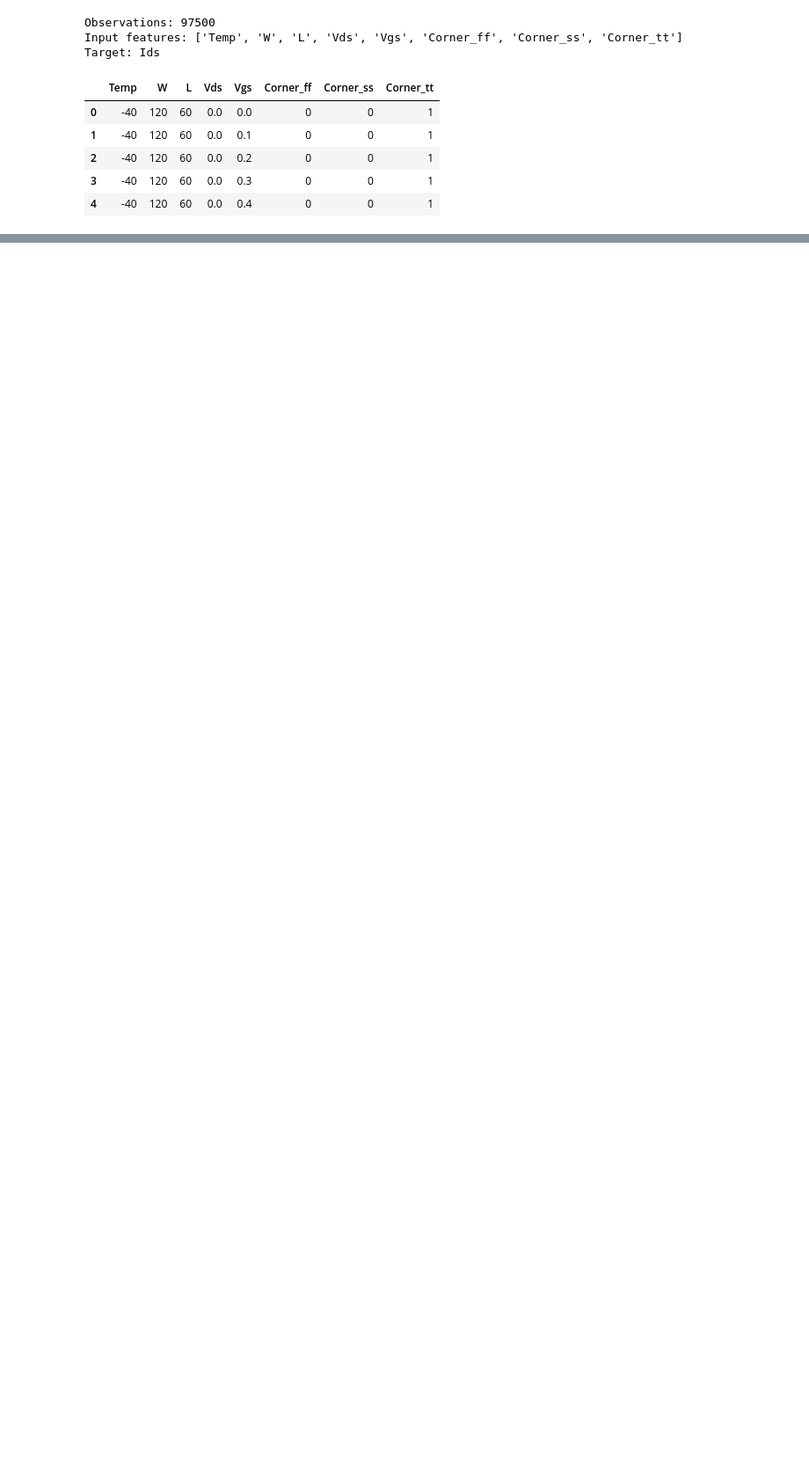
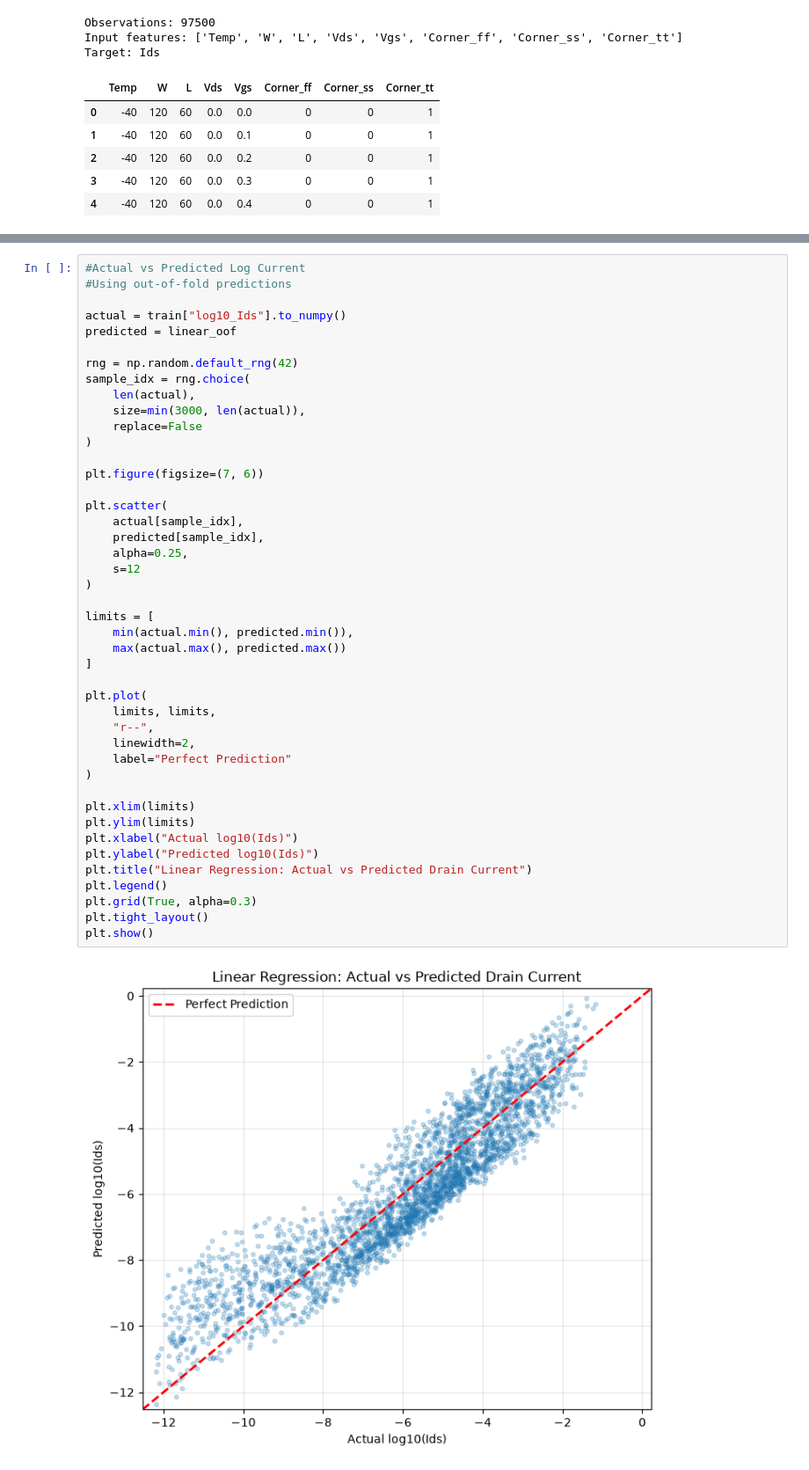
Before and after one commit to error-sangh/mesd-ml-project, a Jupyter notebook: notebooks/MESD_project.ipynb, the cells around one changed output, grey strips where cells are left out. Shown at 88% size. Saved outputs shown, nothing was run; the diff lists cells and outputs as text; blank space fills up the shorter version.

```diff
--- a/notebooks/MESD_project.ipynb
+++ b/notebooks/MESD_project.ipynb
@@ -492,0 +575,46 @@ plt.show()
+# %%
+#Actual vs Predicted Log Current
+#Using out-of-fold predictions
+
+actual = train["log10_Ids"].to_numpy()
+predicted = linear_oof
+
+rng = np.random.default_rng(42)
+sample_idx = rng.choice(
+    len(actual),
+    size=min(3000, len(actual)),
+    replace=False
+)
+
+plt.figure(figsize=(7, 6))
+
+plt.scatter(
+    actual[sample_idx],
+    predicted[sample_idx],
+    alpha=0.25,
+    s=12
+)
+
+limits = [
+    min(actual.min(), predicted.min()),
+    max(actual.max(), predicted.max())
+]
+
+plt.plot(
+    limits, limits,
+    "r--",
+    linewidth=2,
+    label="Perfect Prediction"
+)
+
+plt.xlim(limits)
+plt.ylim(limits)
+plt.xlabel("Actual log10(Ids)")
+plt.ylabel("Predicted log10(Ids)")
+plt.title("Linear Regression: Actual vs Predicted Drain Current")
+plt.legend()
+plt.grid(True, alpha=0.3)
+plt.tight_layout()
+plt.show()
+# %% [output]
+[figure, added]
```
Also changed, not shown: parts of 36 cells of this notebook.
